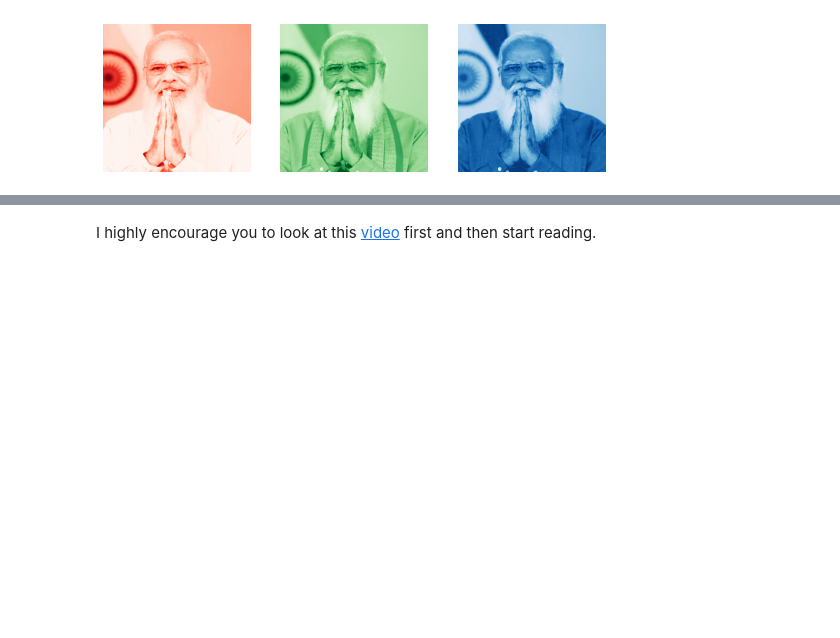
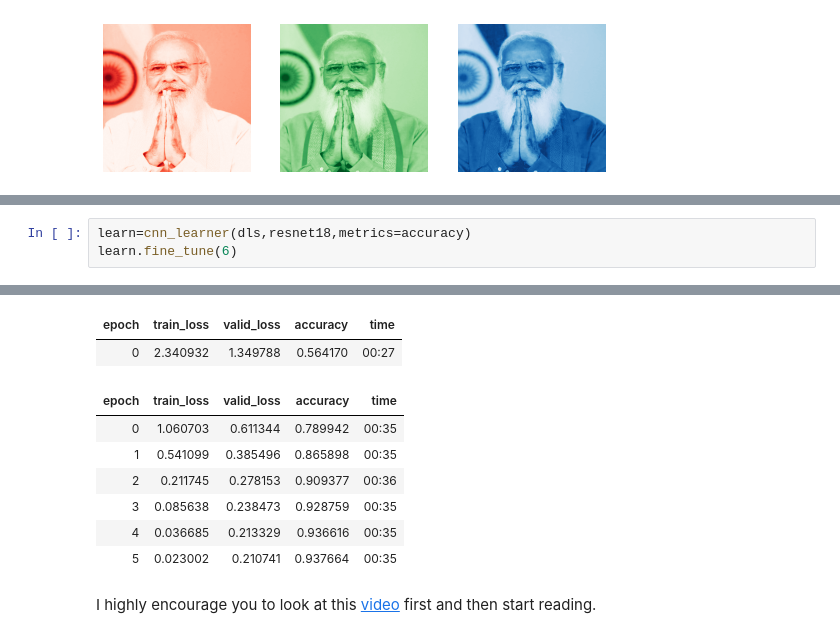
Before and after one commit to mldurga/easydl, a Jupyter notebook: _notebooks/2021-09-20-Fastbook-chapter13.ipynb, the cells around one changed output, grey strips where cells are left out. Drawn from its saved outputs; the diff is of its cells as text; blank space fills up the shorter version.

```diff
--- a/_notebooks/2021-09-20-Fastbook-chapter13.ipynb
+++ b/_notebooks/2021-09-20-Fastbook-chapter13.ipynb
@@ -130,0 +201,4 @@ The computation will be greatly reduced by introducing 1X1 conv layer before 5X5
+# %%
+learn=cnn_learner(dls,resnet18,metrics=accuracy)
+learn.fine_tune(6)
+# %% [output]
@@ -131,3 +206,12 @@ The computation will be greatly reduced by introducing 1X1 conv layer before 5X5
+| epoch | train_loss | valid_loss | accuracy | time |
+| 0 | 2.340932 | 1.349788 | 0.564170 | 00:27 |
+| epoch | train_loss | valid_loss | accuracy | time |
+| 0 | 1.060703 | 0.611344 | 0.789942 | 00:35 |
+| 1 | 0.541099 | 0.385496 | 0.865898 | 00:35 |
+| 2 | 0.211745 | 0.278153 | 0.909377 | 00:36 |
+| 3 | 0.085638 | 0.238473 | 0.928759 | 00:35 |
+| 4 | 0.036685 | 0.213329 | 0.936616 | 00:35 |
+| 5 | 0.023002 | 0.210741 | 0.937664 | 00:35 |
 # %% [markdown]
 
 I highly encourage you to look at this [video](https://vimeo.com/274236414) first and then start reading.
```
Also changed, not shown: parts of 19 cells of this notebook.
